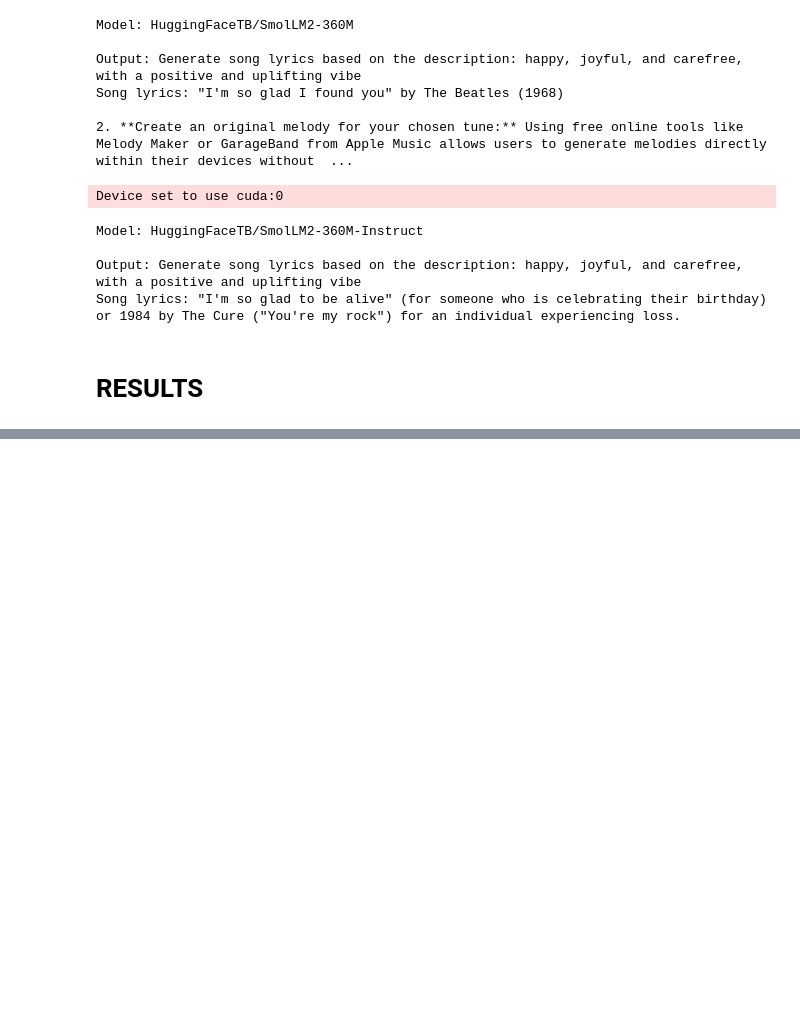
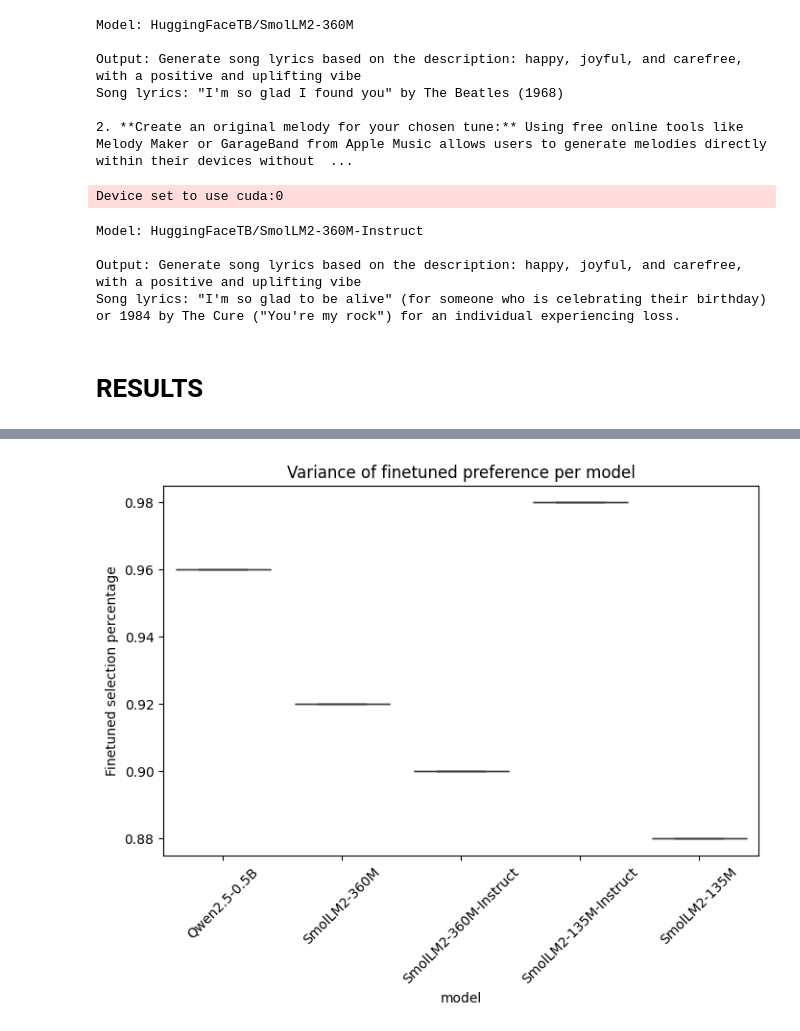
Before and after one commit to Ilyes2000/Text-Generation-and-Chatbot-for-Song-Lyrics, a Jupyter notebook: Song_lyrics_generation.ipynb, the cells around one changed output, grey strips where cells are left out. Cells and saved outputs as stored; diff of their text form; code cells hidden in the pictures; blank space fills up the shorter version.

```diff
--- a/Song_lyrics_generation.ipynb
+++ b/Song_lyrics_generation.ipynb
@@ -474,0 +508,12 @@ generate_visualizations_from_json(json_filepath)
+# %%
+def plot_user_variance(df):
+    plt.figure(figsize=(8,5))
+    sns.boxplot(x="model", y="finetuned_percentage", data=df)
+    plt.xticks(rotation=45)
+    plt.ylabel("Finetuned selection percentage")
+    plt.title("Variance of finetuned preference per model")
+    plt.show()
+
+plot_user_variance(df)
+# %% [output]
+[figure, added]
```
Also changed, not shown: parts of 10 cells of this notebook, 15 other files.
